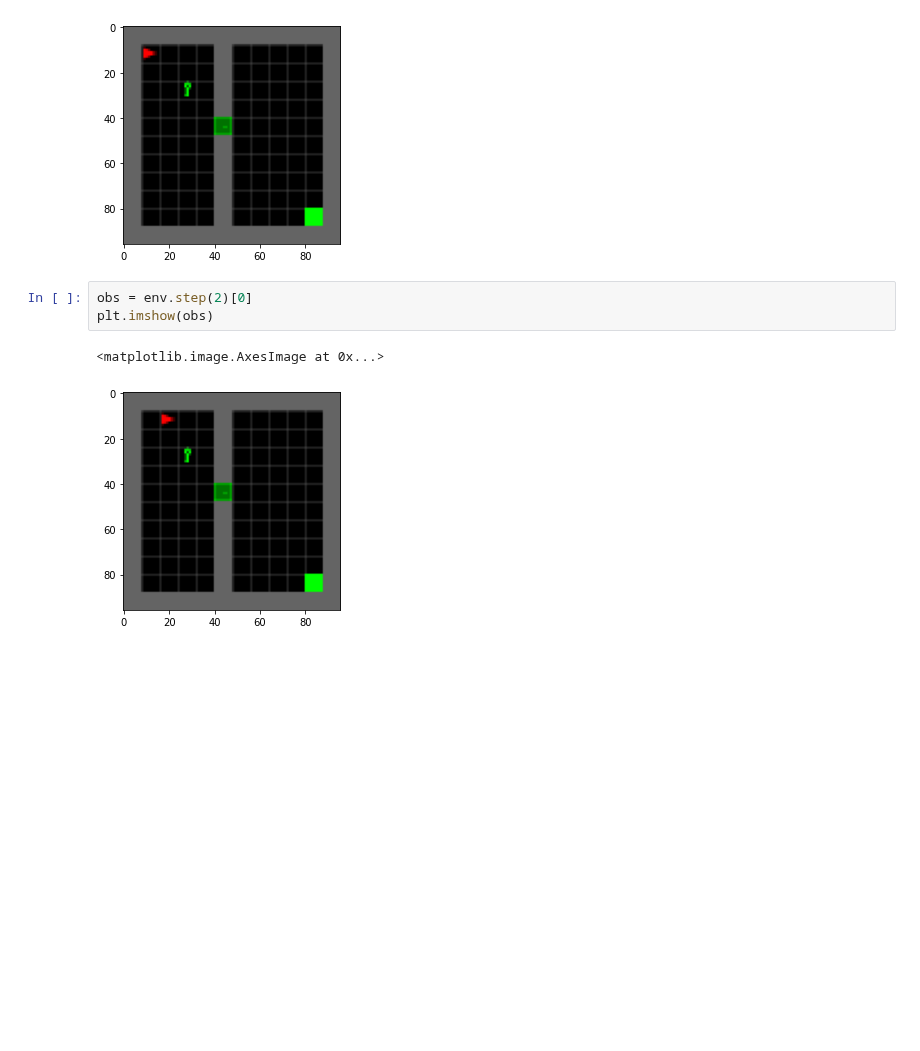
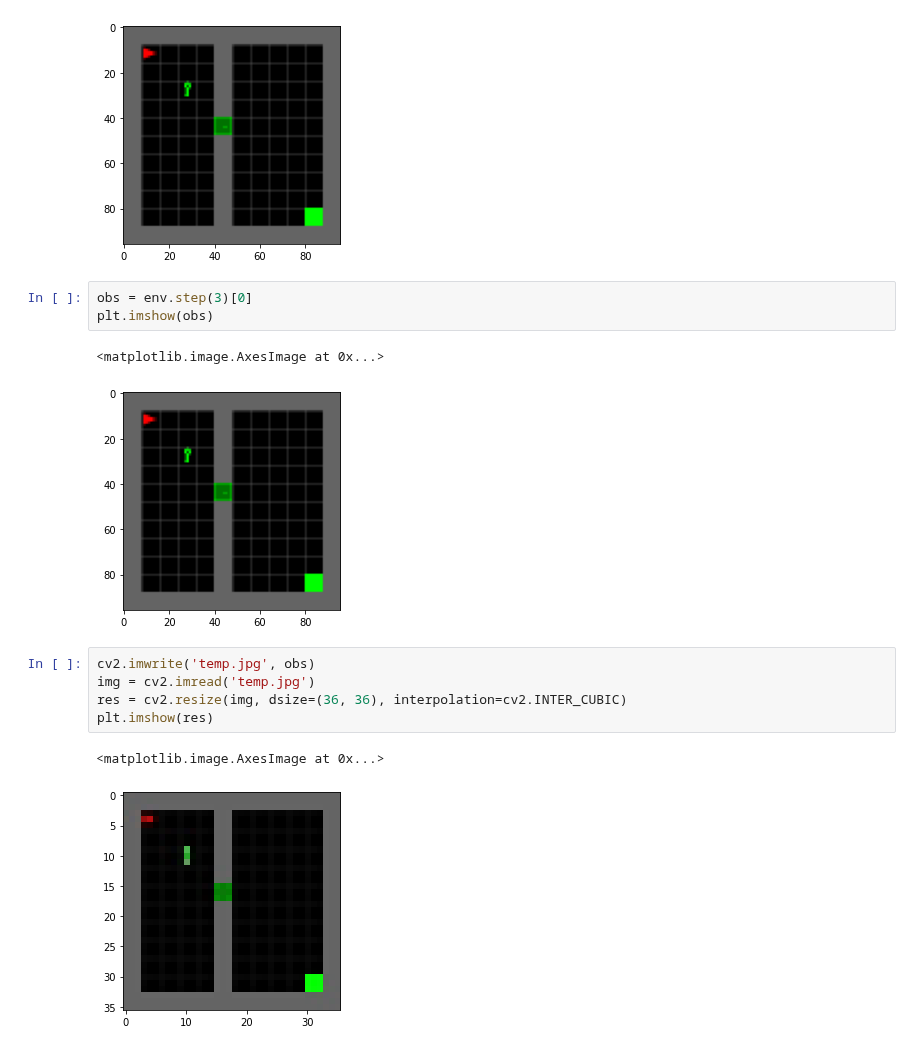
Before and after one commit to andipeng/counterfactual-adaptation, a Jupyter notebook: minigrid.ipynb, the cells around one changed output. Drawn from its saved outputs; the diff is of its cells as text; blank space fills up the shorter version.

```diff
--- a/minigrid.ipynb
+++ b/minigrid.ipynb
@@ -146,8 +146,16 @@ plt.imshow(obs)
 <matplotlib.image.AxesImage at 0x...>
 [figure]
 # %%
-obs = env.step(2)[0]
+obs = env.step(3)[0]
 plt.imshow(obs)
 # %% [output]
 <matplotlib.image.AxesImage at 0x...>
-[figure, old version]
+[figure, new version]
+# %%
+cv2.imwrite('temp.jpg', obs)
+img = cv2.imread('temp.jpg')
+res = cv2.resize(img, dsize=(36, 36), interpolation=cv2.INTER_CUBIC)
+plt.imshow(res)
+# %% [output]
+<matplotlib.image.AxesImage at 0x...>
+[figure, added]
```
Also changed, not shown: parts of 9 cells of this notebook, 3 other files.
